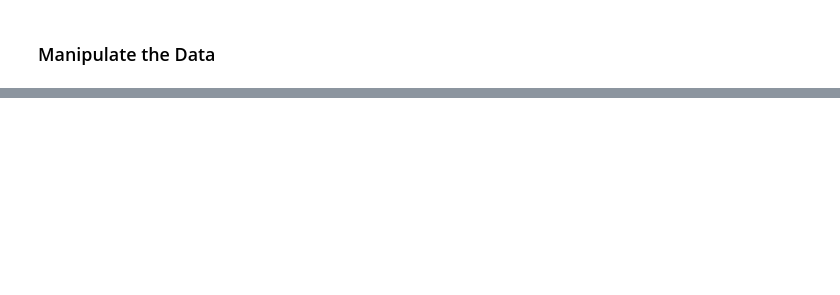
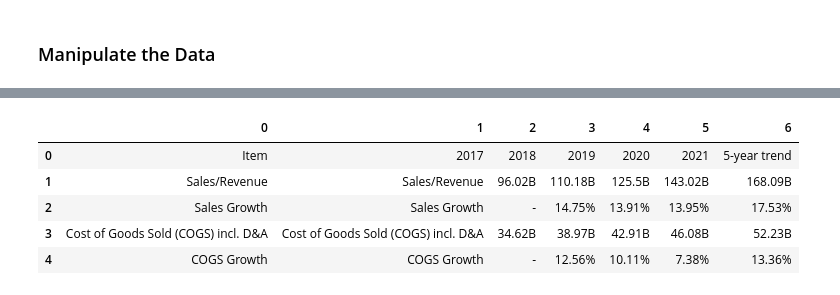
Before and after one commit to jaykayso/glamorgan, a Jupyter notebook: webscraper.ipynb, the cells around one changed output, grey strips where cells are left out. Drawn from its saved outputs; the diff is of its cells as text; code cells hidden in the pictures; blank space fills up the shorter version.

```diff
--- a/webscraper.ipynb
+++ b/webscraper.ipynb
@@ -40,0 +76,2 @@ HTTPError: HTTP Error 404: Not Found
+# %%
+new_ls = list(filter(None,ls))
@@ -40,0 +100,2 @@ HTTPError: HTTP Error 404: Not Found
+# %%
+new_ls = new_ls[9:]
@@ -40,0 +124,2 @@ HTTPError: HTTP Error 404: Not Found
+# %%
+is_data = list(zip(*[iter(new_ls)]*7))
@@ -41,3 +148,14 @@ HTTPError: HTTP Error 404: Not Found
+# %%
+Income_st = pd.DataFrame(is_data[0:])
+# %%
+Income_st.head()
+# %% [output]
+|  | 0 | 1 | 2 | 3 | 4 | 5 | 6 |
+| 0 | Item | 2017 | 2018 | 2019 | 2020 | 2021 | 5-year trend |
+| 1 | Sales/Revenue | Sales/Revenue | 96.02B | 110.18B | 125.5B | 143.02B | 168.09B |
+| 2 | Sales Growth | Sales Growth | - | 14.75% | 13.91% | 13.95% | 17.53% |
+| 3 | Cost of Goods Sold (COGS) incl. D&A | Cost of Goods Sold (COGS) incl. D&A | 34.62B | 38.97B | 42.91B | 46.08B | 52.23B |
+| 4 | COGS Growth | COGS Growth | - | 12.56% | 10.11% | 7.38% | 13.36% |
 # %%
 # Enter a stock symbol
 index= "BXC"
```
Also changed, not shown: parts of 19 cells of this notebook.
